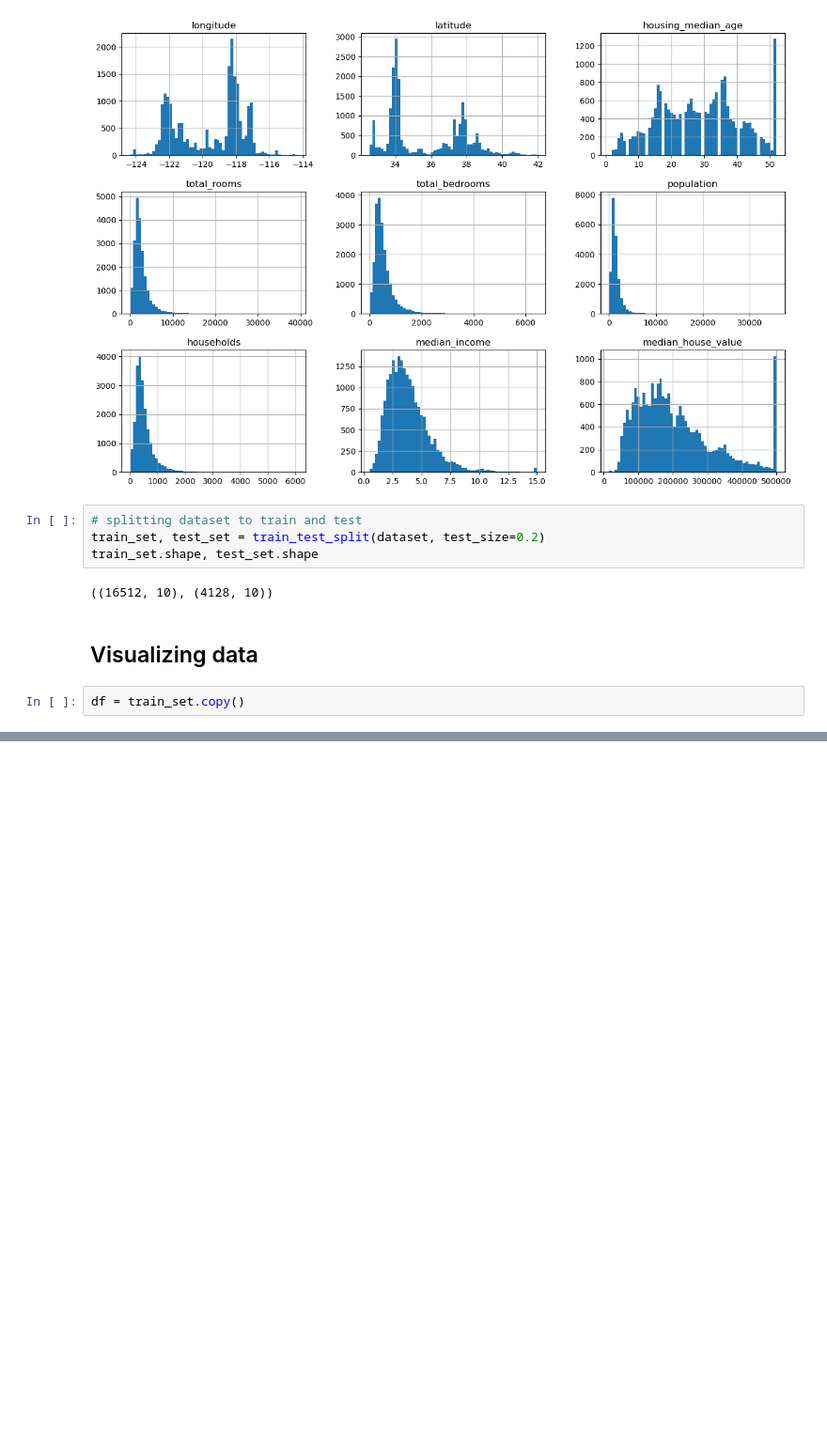
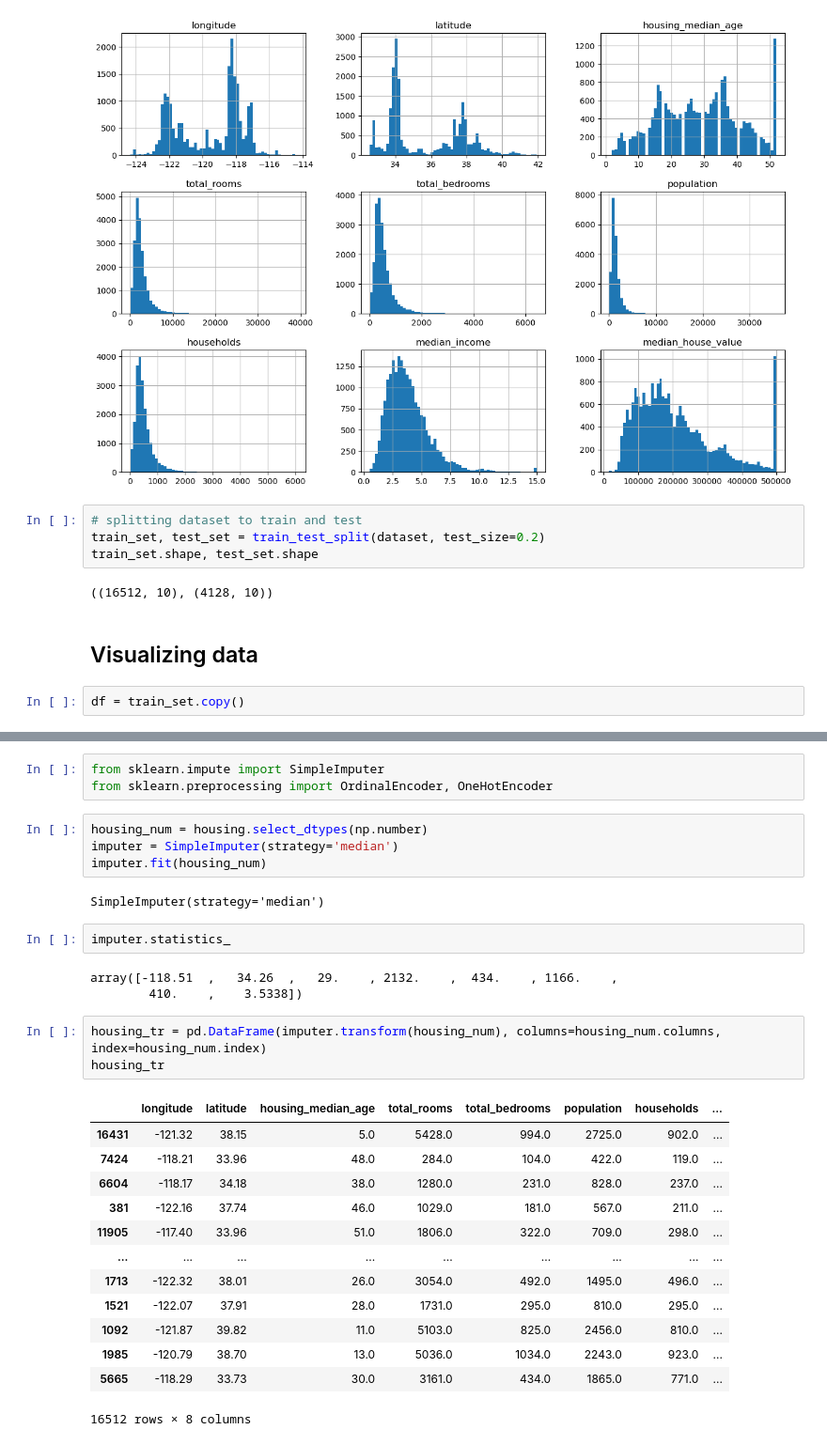
Before and after one commit to mr-rojit/machine-learning, a Jupyter notebook: linear_regression/house_price_prediction.ipynb, the cells around one changed output, grey strips where cells are left out. Shown at 94% size. Cells and saved outputs as stored; diff of their text form; blank space fills up the shorter version.

```diff
--- a/linear_regression/house_price_prediction.ipynb
+++ b/linear_regression/house_price_prediction.ipynb
@@ -110,0 +202,31 @@ plt.show()
+# %%
+from sklearn.impute import SimpleImputer
+from sklearn.preprocessing import OrdinalEncoder, OneHotEncoder
+# %%
+housing_num = housing.select_dtypes(np.number)
+imputer = SimpleImputer(strategy='median')
+imputer.fit(housing_num)
+# %% [output]
+SimpleImputer(strategy='median')
+# %%
+imputer.statistics_
+# %% [output]
+array([-118.51  ,   34.26  ,   29.    , 2132.    ,  434.    , 1166.    ,
+        410.    ,    3.5338])
+# %%
+housing_tr = pd.DataFrame(imputer.transform(housing_num), columns=housing_num.columns, index=housing_num.index)
+housing_tr
+# %% [output]
+|  | longitude | latitude | housing_median_age | total_rooms | total_bedrooms | population | households | ... |
+| 16431 | -121.32 | 38.15 | 5.0 | 5428.0 | 994.0 | 2725.0 | 902.0 | ... |
+| 7424 | -118.21 | 33.96 | 48.0 | 284.0 | 104.0 | 422.0 | 119.0 | ... |
+| 6604 | -118.17 | 34.18 | 38.0 | 1280.0 | 231.0 | 828.0 | 237.0 | ... |
+| 381 | -122.16 | 37.74 | 46.0 | 1029.0 | 181.0 | 567.0 | 211.0 | ... |
+| 11905 | -117.40 | 33.96 | 51.0 | 1806.0 | 322.0 | 709.0 | 298.0 | ... |
+| ... | ... | ... | ... | ... | ... | ... | ... | ... |
+| 1713 | -122.32 | 38.01 | 26.0 | 3054.0 | 492.0 | 1495.0 | 496.0 | ... |
+| 1521 | -122.07 | 37.91 | 28.0 | 1731.0 | 295.0 | 810.0 | 295.0 | ... |
+| 1092 | -121.87 | 39.82 | 11.0 | 5103.0 | 825.0 | 2456.0 | 810.0 | ... |
+| 1985 | -120.79 | 38.70 | 13.0 | 5036.0 | 1034.0 | 2243.0 | 923.0 | ... |
+| 5665 | -118.29 | 33.73 | 30.0 | 3161.0 | 434.0 | 1865.0 | 771.0 | ... |
+16512 rows × 8 columns
```
Also changed, not shown: parts of 17 cells of this notebook.
